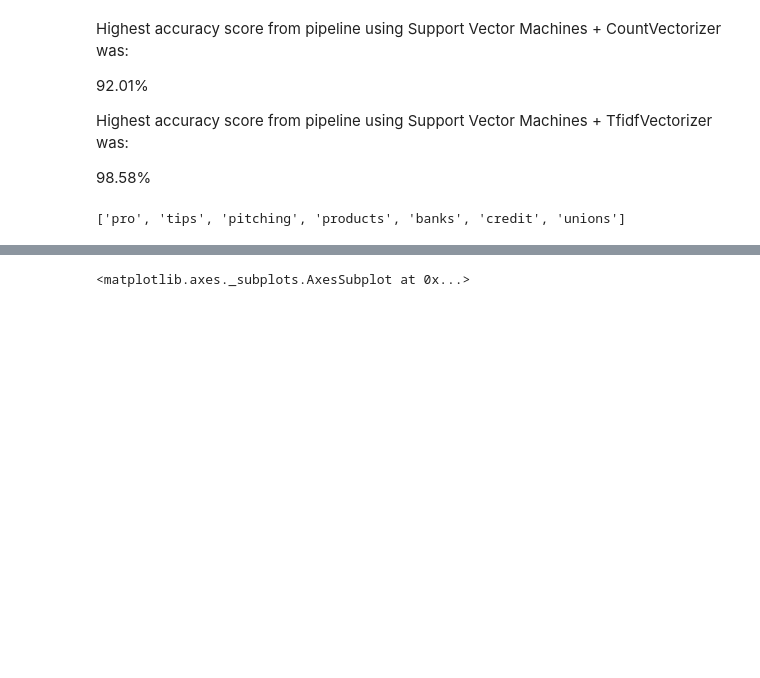
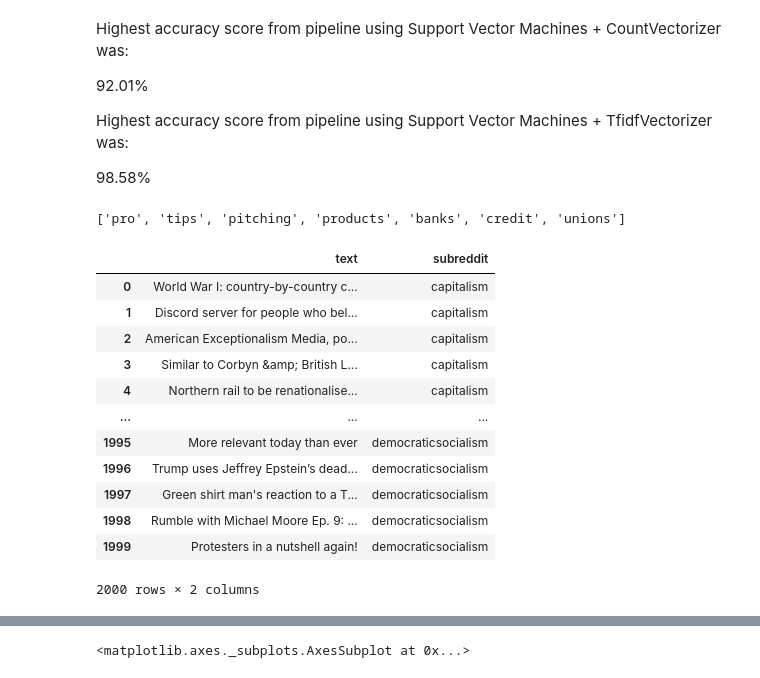
Before and after one commit to alexsimonsays/Reddit_NLP, a Jupyter notebook: Project3_Alex.ipynb, the cells around one changed output, grey strips where cells are left out. Drawn from its saved outputs; the diff is of its cells as text; code cells hidden in the pictures; blank space fills up the shorter version.

```diff
--- a/Project3_Alex.ipynb
+++ b/Project3_Alex.ipynb
@@ -498,6 +499,22 @@ for item in cap_words:
 item_tokens
 # %% [output]
 ['pro', 'tips', 'pitching', 'products', 'banks', 'credit', 'unions']
+# %%
+df
+# %% [output]
+|  | text | subreddit |
+| 0 | World War I: country-by-country c... | capitalism |
+| 1 | Discord server for people who bel... | capitalism |
+| 2 | American Exceptionalism Media, po... | capitalism |
+| 3 | Similar to Corbyn &amp; British L... | capitalism |
+| 4 | Northern rail to be renationalise... | capitalism |
+| ... | ... | ... |
+| 1995 | More relevant today than ever | democraticsocialism |
+| 1996 | Trump uses Jeffrey Epstein’s dead... | democraticsocialism |
+| 1997 | Green shirt man's reaction to a T... | democraticsocialism |
+| 1998 | Rumble with Michael Moore Ep. 9: ... | democraticsocialism |
+| 1999 | Protesters in a nutshell again! | democraticsocialism |
+2000 rows × 2 columns
 # %%
 stops2 = list(ENGLISH_STOP_WORDS) + ['http', 'say', 'it', 'going', 'www', "I'm", 'com', 'does', 'https', 'amp', 'it', "don't", 'like']
 wc = wordcloud.WordCloud(width=600, height=400, max_words=75, stopwords=stops2, background_color='white')
```
Also changed, not shown: parts of 5 cells of this notebook, 7 other files.
